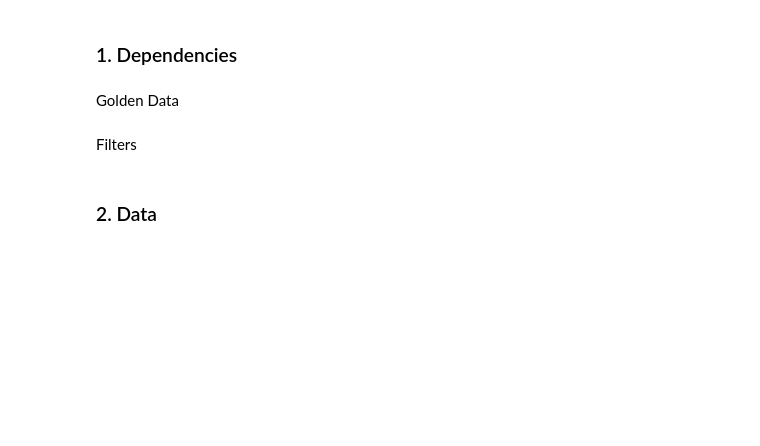
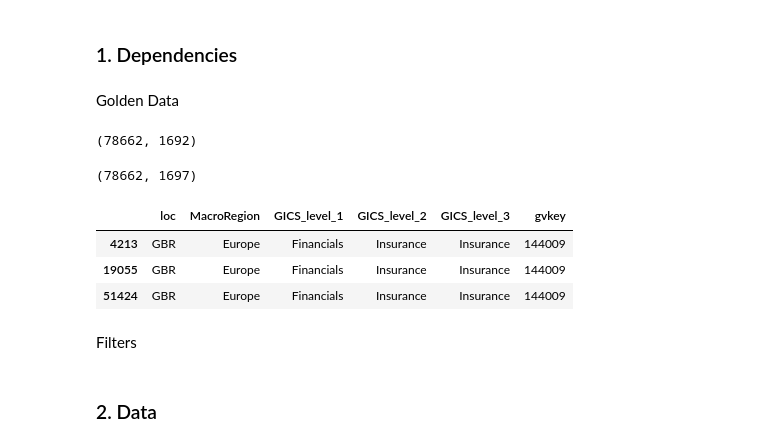
Before and after one commit to christy108/modular_fund_analysis, a Jupyter notebook: Main.ipynb, the cells around one changed output. Saved outputs shown, nothing was run; the diff lists cells and outputs as text; code cells hidden in the pictures; blank space fills up the shorter version.

```diff
--- a/Main.ipynb
+++ b/Main.ipynb
@@ -44,3 +61,18 @@ lc = pd.read_csv(f'{golden_location}/LC_dataset_v_2B1_20260409.csv')
+# %%
+lc_3d.shape
+# %% [output]
+(78662, 1692)
+# %%
+lc.shape
+# %% [output]
+(78662, 1697)
+# %%
+company_data.loc[company_data["gvkey"].astype("Int64").astype("string") == "144009", cols_to_merge]
+# %% [output]
+|  | loc | MacroRegion | GICS_level_1 | GICS_level_2 | GICS_level_3 | gvkey |
+| 4213 | GBR | Europe | Financials | Insurance | Insurance | 144009 |
+| 19055 | GBR | Europe | Financials | Insurance | Insurance | 144009 |
+| 51424 | GBR | Europe | Financials | Insurance | Insurance | 144009 |
 # %% [markdown]
 Filters
 # %%
```
Also changed, not shown: parts of 12 cells of this notebook, 1 other file.
